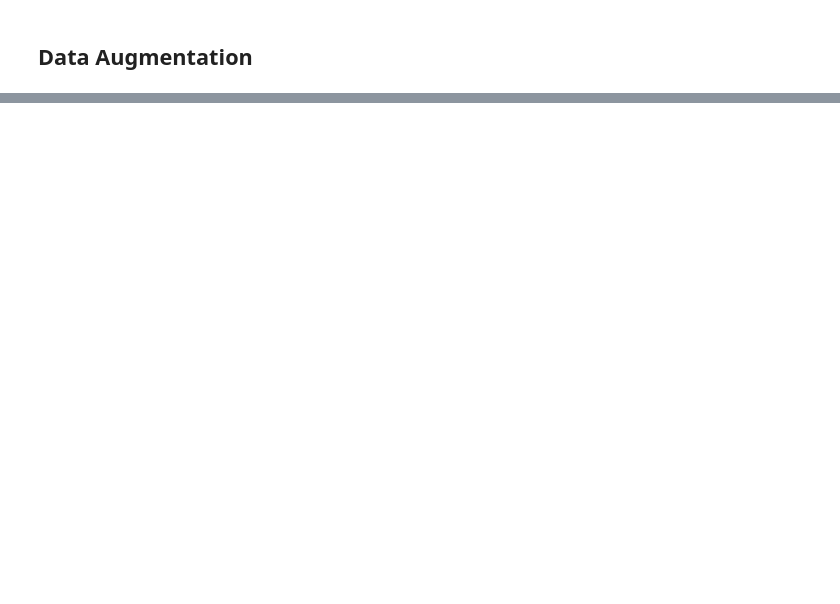
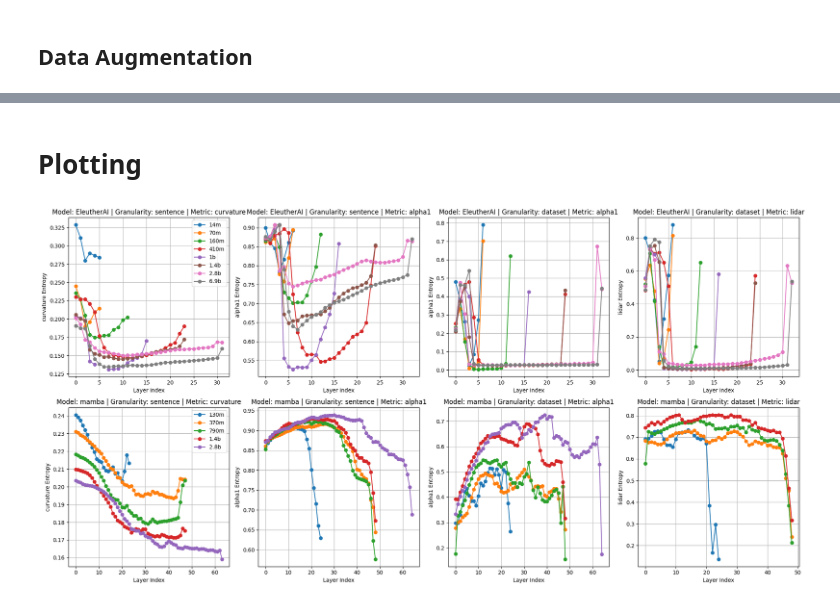
Before and after one commit to OFSkean/information_flow, a Jupyter notebook: experiments/layerwise_entropies.ipynb, the cells around one changed output, grey strips where cells are left out. Cells and saved outputs as stored; diff of their text form; code cells hidden in the pictures; blank space fills up the shorter version.

Commit message:
added more results

```diff
--- a/experiments/layerwise_entropies.ipynb
+++ b/experiments/layerwise_entropies.ipynb
@@ -12,6 +12,7 @@ import numpy as np
 import tqdm
 from utils import get_model_path, get_dataloader, normalize
 import repitl.matrix_itl as itl
+import repitl.difference_of_entropies as dent
 import math
 
-device = "cuda:1"
+device = "cuda:0"
@@ -195,11 +313,10 @@ def load_results_layerwise_entropies(model_name, experiment_name, granularity, n
     return layerwise_entropies_per_model
 # %%
 #for model in ['EleutherAI', 'cerebras', 'mamba', 'mamba2']:
-#for model in ['mamba', 'mamba2']:
-for model in ['EleutherAI', 'cerebras']:
-    for experiment in ['lidar', 'alpha1']:
-        for granularity in ['sentence', 'dataset']:
-            for normalization in ['maxEntropy', 'logN', 'logNlogD', 'raw']:
+for model in ['mamba', 'EleutherAI']:
+    for experiment in ['dime', 'lidar']:
+        for granularity in ['dataset']:
+            for normalization in ['maxEntropy']:
                 try:
                     # check if already computed
                     try:
@@ -207,6 +324,7 @@ for model in ['EleutherAI', 'cerebras']:
                         print(f"Already computed {model} {experiment} {granularity} {normalization}")
                         continue
                     except:
+                        print(f"Computing {model} {experiment} {granularity} {normalization}")
                         calculate_and_save_layerwise_entropies(model, experiment, granularity, alpha=1, normalization=normalization)
                 except Exception as e:
                     print(f"Error for {model} {experiment} {granularity} {normalization}")
@@ -308,0 +458,61 @@ for i, t in enumerate(augmented_text[0].split(',')):
+# %% [markdown]
+# Plotting
+# %%
+import matplotlib.pyplot as plt
+import pickle
+
+def load_results_layerwise_entropies(model_name, experiment_name, granularity, normalization):
+    with open(f"entropy_results/entropy={experiment_name}_model={model_name}_granularity={granularity}_normalization={normalization}.pkl", "rb") as f:
+        layerwise_entropies_per_model = pickle.load(f)
+    return layerwise_entropies_per_model
+
+models = ["EleutherAI", "mamba"]  # Add your models here
+#experiments = ["alpha1", "lidar", "dime"]  # Add your experiments here
+experiments = ["curvature", "alpha1", "alpha1", "lidar"]  # Add your experiments here
+
+# Create the grid of subplots
+A = len(models)
+B = len(experiments)
+fig, axs = plt.subplots(A, B, figsize=(5 * B, 5 * A))
+
+# Iterate over models and experiments
+for i, model_name in enumerate(models):
+    for j, experiment_name in enumerate(experiments):
+        # Load entropies for each model and experiment
+        granularity = 'sentence' if 'alpha1' in experiment_name and j==1 else 'dataset'
+        granularity = 'sentence' if 'curvature' in experiment_name else granularity
+
+        normalization = 'maxEntropy'
+        normalization = 'raw' if 'curvature' in experiment_name else normalization
+
+        try:
+            layerwise_entropies = load_results_layerwise_entropies(model_name, experiment_name, granularity=granularity, normalization=normalization)
+        except FileNotFoundError as e:
+            print(e)
+            layerwise_entropies=None
+
+        # Access the corresponding subplot
+        ax = axs[i, j] if A > 1 and B > 1 else axs[j] if A == 1 else axs[i]
+
+        if layerwise_entropies is not None:
+            for model_variant, entropies in layerwise_entropies.items():
+                ax.plot(entropies, marker='o', label=model_variant)
+            ax.set_title(f'Model: {model_name} | Experiment: {experiment_name}')
+        else:
+            ax.text(0.5, 0.5, 'Missing data', ha='center', va='center', fontsize=12, color='red')
+            ax.set_title(f'Model: {model_name} | Experiment: {experiment_name} (Missing)')
+
+
+        # Set the title and labels
+        ax.set_title(f'Model: {model_name} | Granularity: {granularity} | Metric: {experiment_name}')
+        ax.set_xlabel('Layer Index')
+        ax.set_ylabel(f'{experiment_name} Entropy')
+        if j==0:
+            ax.legend()
+        ax.grid(True)
+
+# Adjust layout
+plt.tight_layout()
+plt.show()
+# %% [output]
+[figure, added]
```
Also changed, not shown: parts of 9 cells of this notebook, 19 other files.
